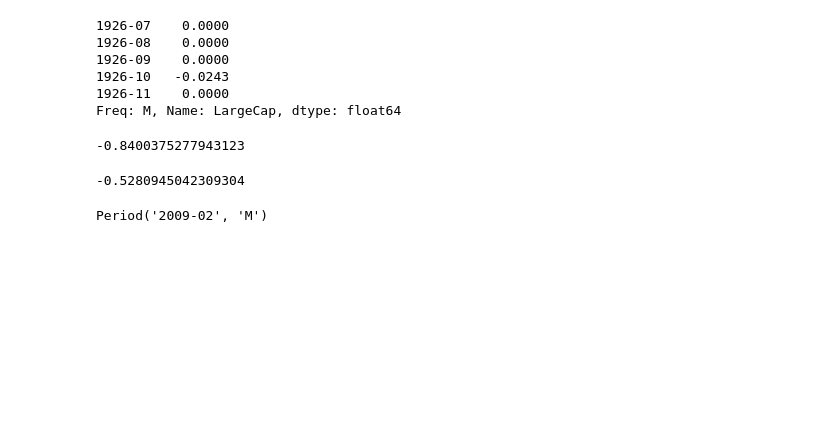
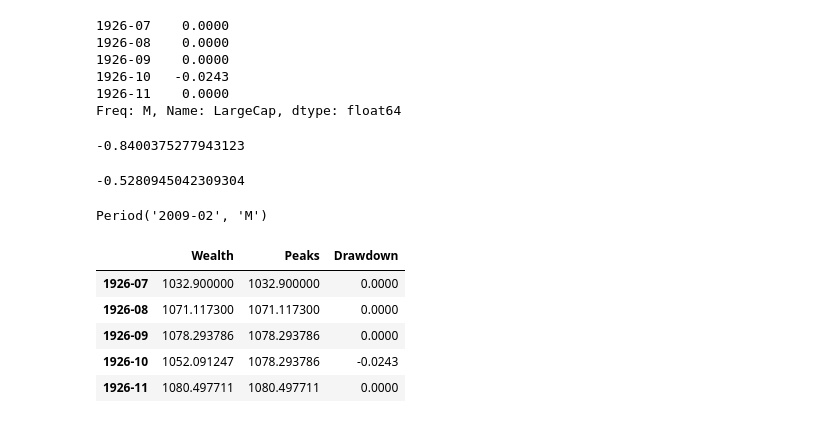
Before and after one commit to ahmet794/Investment-Banking-Asset-Management, a Jupyter notebook: Labs Week 1.ipynb, the cells around one changed output. Drawn from its saved outputs; the diff is of its cells as text; code cells hidden in the pictures; blank space fills up the shorter version.

```diff
--- a/Labs Week 1.ipynb
+++ b/Labs Week 1.ipynb
@@ -566,3 +566,12 @@ def drawdown(return_series: pd.Series):
         "Peaks": previous_peaks,
         "Drawdown": drawdowns
     })
+# %%
+drawdown(rets["LargeCap"]).head()
+# %% [output]
+|  | Wealth | Peaks | Drawdown |
+| 1926-07 | 1032.900000 | 1032.900000 | 0.0000 |
+| 1926-08 | 1071.117300 | 1071.117300 | 0.0000 |
+| 1926-09 | 1078.293786 | 1078.293786 | 0.0000 |
+| 1926-10 | 1052.091247 | 1078.293786 | -0.0243 |
+| 1926-11 | 1080.497711 | 1080.497711 | 0.0000 |
```
Also changed, not shown: parts of 13 cells of this notebook.
